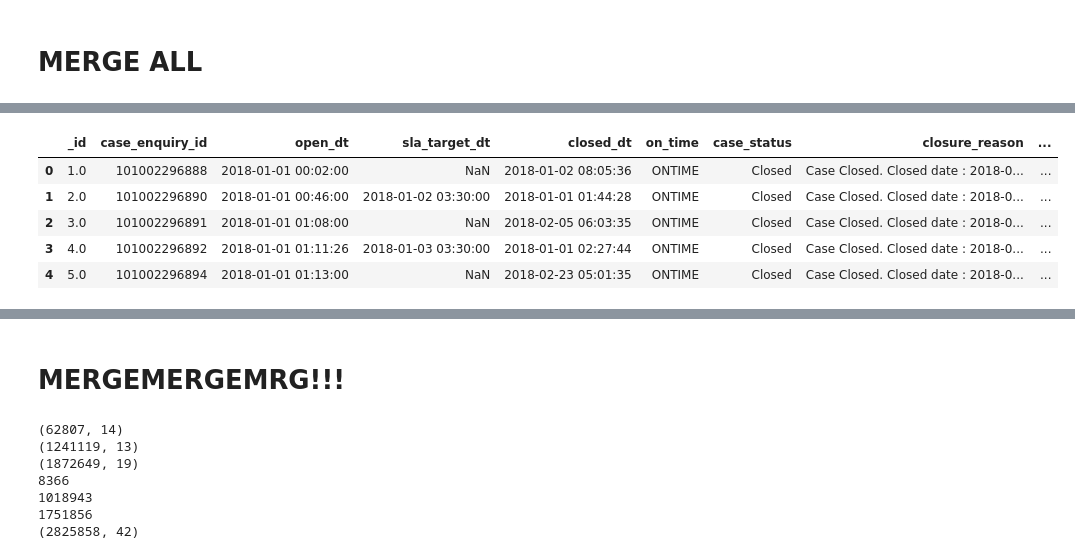
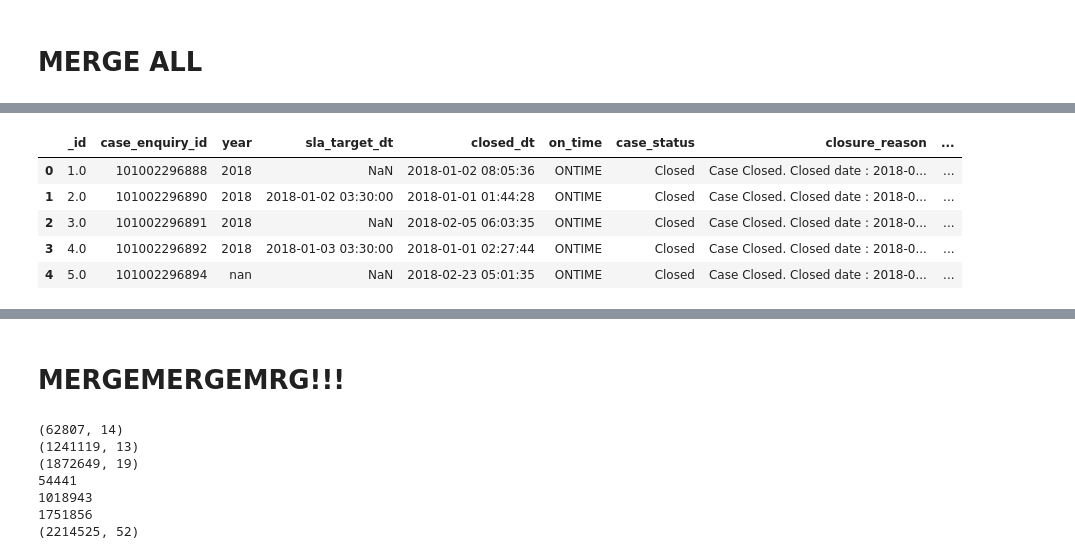
Before and after one commit to sheryly111/Spark-Housing-Project, a Jupyter notebook: prep.ipynb, the cells around one changed output, grey strips where cells are left out. Saved outputs shown, nothing was run; the diff lists cells and outputs as text; code cells hidden in the pictures.

```diff
--- a/prep.ipynb
+++ b/prep.ipynb
@@ -203,12 +204,15 @@ bpviolations.head()
 # %%
+
+threeoneone['open_dt'] = threeoneone['open_dt'].astype(str).str[:4]
+threeoneone = threeoneone.rename(columns={'open_dt':'year'})
 threeoneone.head()
 # %% [output]
-|  | _id | case_enquiry_id | open_dt | sla_target_dt | closed_dt | on_time | case_status | closure_reason | ... |
-| 0 | 1.0 | 101002296888 | 2018-01-01 00:02:00 | NaN | 2018-01-02 08:05:36 | ONTIME | Closed | Case Closed. Closed date : 2018-0... | ... |
-| 1 | 2.0 | 101002296890 | 2018-01-01 00:46:00 | 2018-01-02 03:30:00 | 2018-01-01 01:44:28 | ONTIME | Closed | Case Closed. Closed date : 2018-0... | ... |
-| 2 | 3.0 | 101002296891 | 2018-01-01 01:08:00 | NaN | 2018-02-05 06:03:35 | ONTIME | Closed | Case Closed. Closed date : 2018-0... | ... |
-| 3 | 4.0 | 101002296892 | 2018-01-01 01:11:26 | 2018-01-03 03:30:00 | 2018-01-01 02:27:44 | ONTIME | Closed | Case Closed. Closed date : 2018-0... | ... |
-| 4 | 5.0 | 101002296894 | 2018-01-01 01:13:00 | NaN | 2018-02-23 05:01:35 | ONTIME | Closed | Case Closed. Closed date : 2018-0... | ... |
+|  | _id | case_enquiry_id | year | sla_target_dt | closed_dt | on_time | case_status | closure_reason | ... |
+| 0 | 1.0 | 101002296888 | 2018 | NaN | 2018-01-02 08:05:36 | ONTIME | Closed | Case Closed. Closed date : 2018-0... | ... |
+| 1 | 2.0 | 101002296890 | 2018 | 2018-01-02 03:30:00 | 2018-01-01 01:44:28 | ONTIME | Closed | Case Closed. Closed date : 2018-0... | ... |
+| 2 | 3.0 | 101002296891 | 2018 | NaN | 2018-02-05 06:03:35 | ONTIME | Closed | Case Closed. Closed date : 2018-0... | ... |
+| 3 | 4.0 | 101002296892 | 2018 | 2018-01-03 03:30:00 | 2018-01-01 02:27:44 | ONTIME | Closed | Case Closed. Closed date : 2018-0... | ... |
+| 4 | 5.0 | 101002296894 | nan | NaN | 2018-02-23 05:01:35 | ONTIME | Closed | Case Closed. Closed date : 2018-0... | ... |
 # %%
 propassessments.head()
 # %% [output]
@@ -230,15 +234,15 @@ print(threeoneone.shape)
 print(df_matched['FULL_ADDRESS'].duplicated().sum())
 print(propassessments['FULL_ADDRESS'].duplicated().sum())
 print(threeoneone['FULL_ADDRESS'].duplicated().sum())
-#df_merged = df_matched.merge(bpviolations, on='FULL_ADDRESS', how='left').merge(propassessments, on='FULL_ADDRESS', how='inner')
+df_merged = df_matched.merge(bpviolations, on=['FULL_ADDRESS', "year"], how='left').merge(propassessments, on='FULL_ADDRESS', how='left').merge(threeoneone, on=['FULL_ADDRESS', "year"], how='left')
 
 print(df_merged.shape)
 # %% [output]
 (62807, 14)
 (1241119, 13)
 (1872649, 19)
-8366
+54441
 1018943
 1751856
-(2825858, 42)
+(2214525, 52)
 # %%
```
Also changed, not shown: parts of 7 cells of this notebook.
